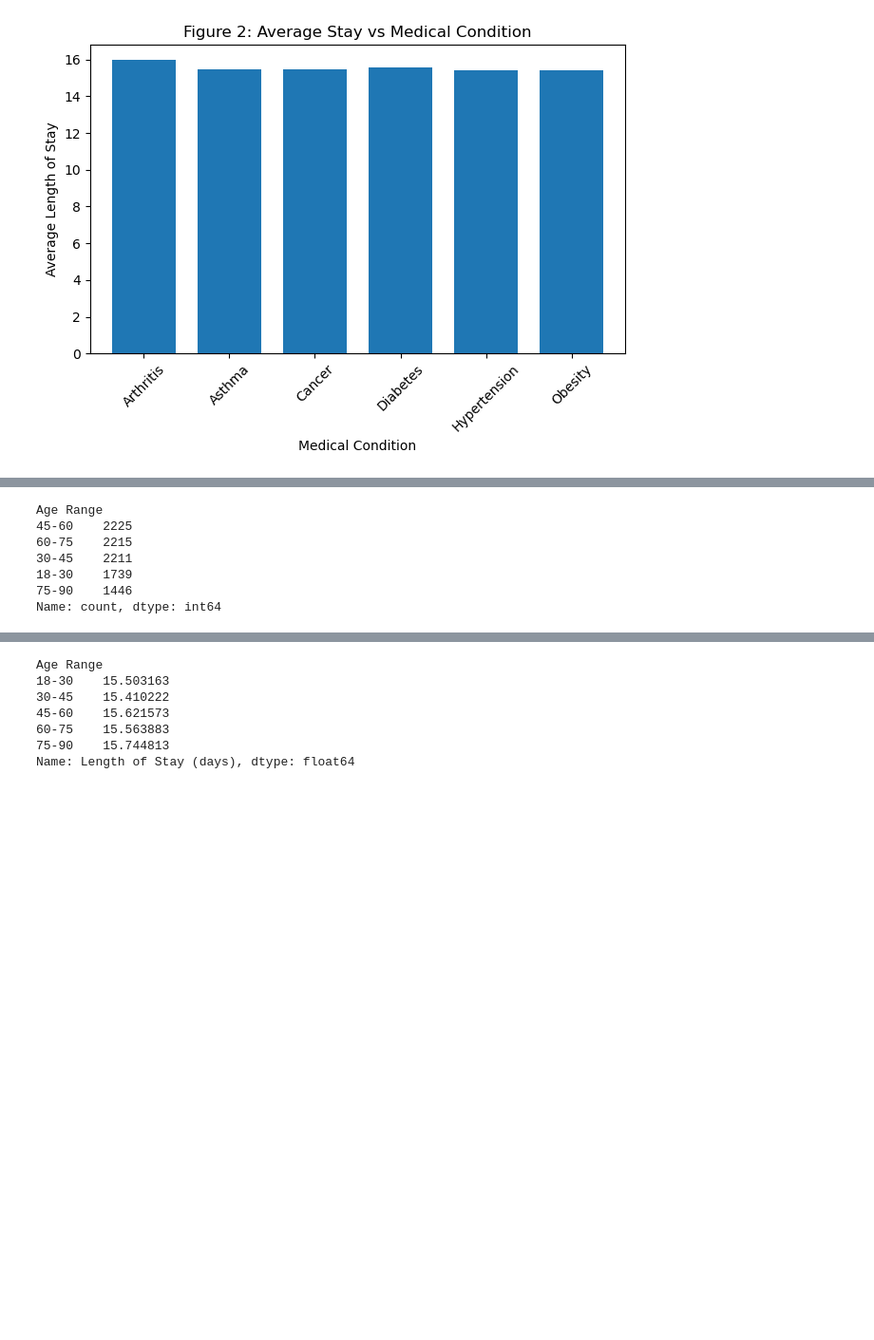
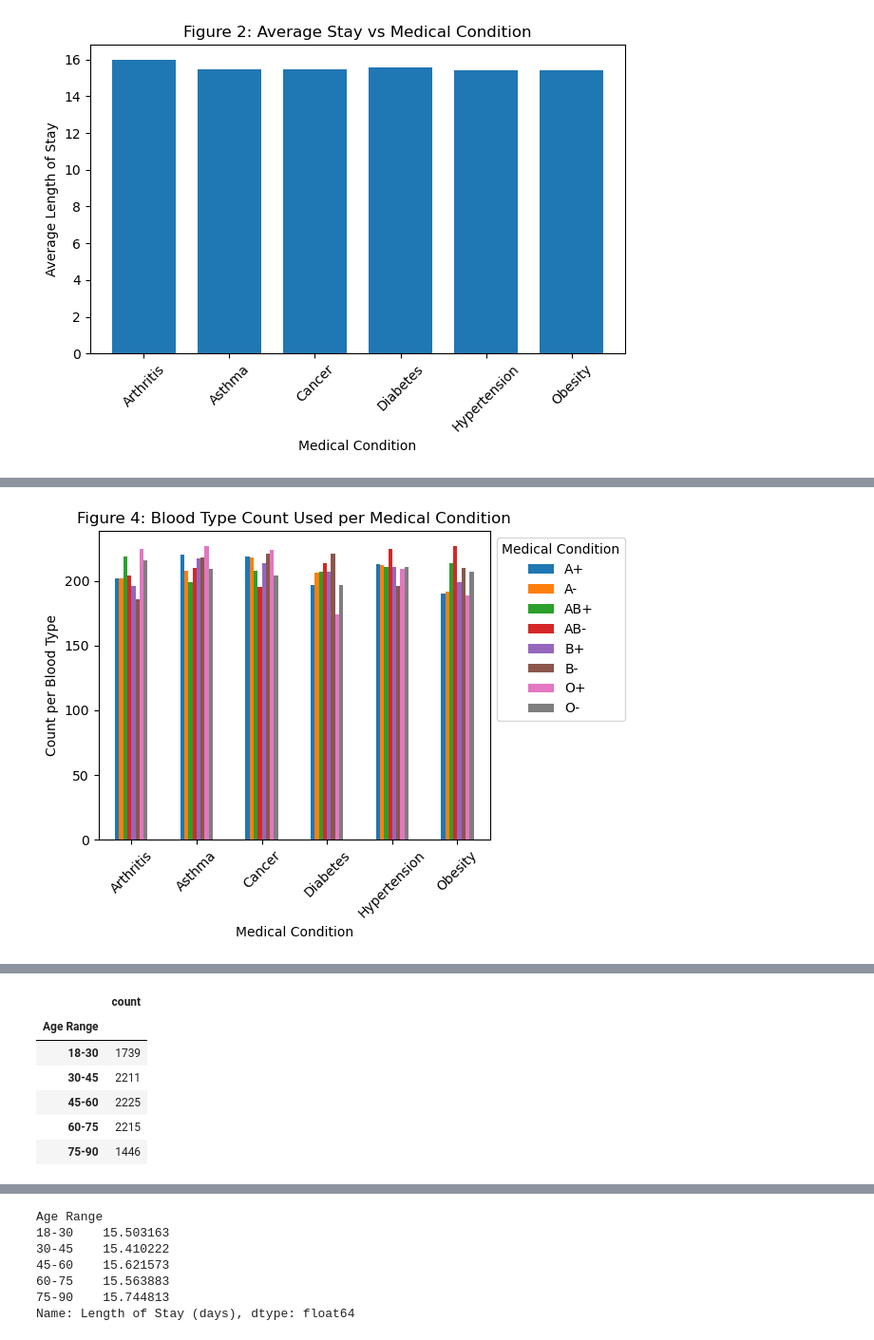
Before and after one commit to Handro4/Bootcamp-Project1, a Jupyter notebook: main.py/Healthcare.ipynb, the cells around one changed output, grey strips where cells are left out. Shown at 95% size. Saved outputs shown, nothing was run; the diff lists cells and outputs as text; code cells hidden in the pictures; blank space fills up the shorter version.

```diff
--- a/main.py/Healthcare.ipynb
+++ b/main.py/Healthcare.ipynb
@@ -233,0 +271,4 @@ plt.savefig(os.path.join(out_path, "Average_Stay_vs_Medical_Condition.png"))
+# %%
+condition_blood_type = new_metadata.groupby("Medical Condition")["Blood Type"].value_counts()
+condition_blood_type = pd.DataFrame(condition_blood_type)
+condition_blood_type
@@ -234,3 +294,16 @@ plt.savefig(os.path.join(out_path, "Average_Stay_vs_Medical_Condition.png"))
+# %%
+condition_blood_type['count'].unstack().plot(kind='bar')
+
+# Add labels and title
+plt.xlabel('Medical Condition')
+plt.xticks(rotation=45, ha='center')
+plt.ylabel('Count per Blood Type')
+plt.title('Figure 4: Blood Type Count Used per Medical Condition')
+plt.legend(title='Medical Condition', bbox_to_anchor=(1, 1), loc='best')
+#plt.figure(figsize=(10, 6))
+plt.tight_layout()
+# %% [output]
+[figure, added]
 # %%
 #QUESTION 3.A
 # Wanted to look at the length of stay per age to see if we could predict how long people will stay based on their age
@@ -257,12 +330,14 @@ new_metadata
 # %%
 # Perform a quick analysis of the age groups to see which age ranges had the most and least records
 age_stats = new_metadata["Age Range"].value_counts()
+age_stats = pd.DataFrame(age_stats)
+age_stats = age_stats.sort_values("Age Range", ascending=True)
 age_stats
 # %% [output]
-Age Range
-45-60    2225
-60-75    2215
-30-45    2211
-18-30    1739
-75-90    1446
-Name: count, dtype: int64
+|  | count |
+| Age Range |  |
+| 18-30 | 1739 |
+| 30-45 | 2211 |
+| 45-60 | 2225 |
+| 60-75 | 2215 |
+| 75-90 | 1446 |
```
Also changed, not shown: parts of 6 cells of this notebook.
